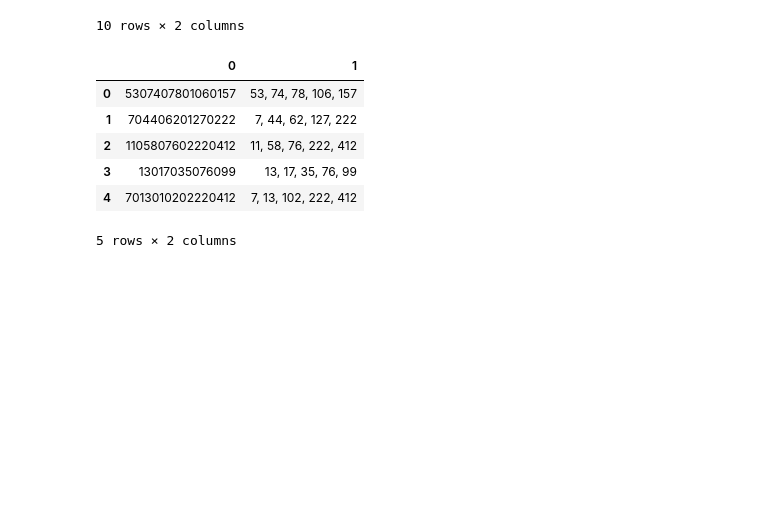
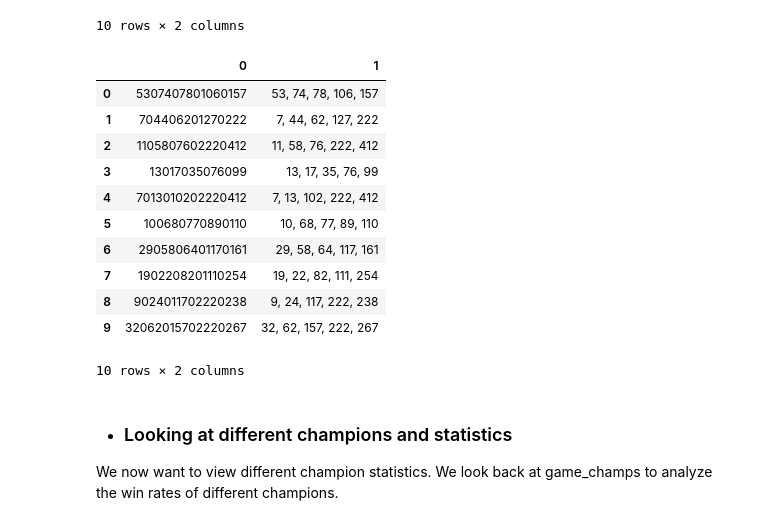
Before and after one commit to alechoey/trLOLing, a Jupyter notebook: analysis/final_project.ipynb, the cells around one changed output. Saved outputs shown, nothing was run; the diff lists cells and outputs as text; code cells hidden in the pictures; blank space fills up the shorter version.

```diff
--- a/analysis/final_project.ipynb
+++ b/analysis/final_project.ipynb
@@ -115,13 +121,24 @@ vertex_ids = [game_champs['team1vertexId'],  game_champs['team2vertexId']]
 vertex_infos = [game_champs['team1vertexInfo'],  game_champs['team2vertexInfo']]
 ids = pd.concat(vertex_ids, axis=0)
 infos = pd.concat(vertex_infos, axis=0)
-vertex_id_to_info = pd.concat([ids, infos], axis=1)
+vertex_id_to_info = pd.concat([ids, infos], axis=1).drop_duplicates()
 vertex_id_to_info.to_csv(DATA_PATH+"/championVertices.txt", sep = ' ', header = False, index = False)
-# %% [output]
-|  | 0 | 1 |
-| 0 | 5307407801060157 | 53, 74, 78, 106, 157 |
-| 1 | 704406201270222 | 7, 44, 62, 127, 222 |
-| 2 | 1105807602220412 | 11, 58, 76, 222, 412 |
-| 3 | 13017035076099 | 13, 17, 35, 76, 99 |
-| 4 | 7013010202220412 | 7, 13, 102, 222, 412 |
-5 rows × 2 columns
+# %%
+vertex_id_to_info.head(10)
+# %% [output]
+|  | 0 | 1 |
+| 0 | 5307407801060157 | 53, 74, 78, 106, 157 |
+| 1 | 704406201270222 | 7, 44, 62, 127, 222 |
+| 2 | 1105807602220412 | 11, 58, 76, 222, 412 |
+| 3 | 13017035076099 | 13, 17, 35, 76, 99 |
+| 4 | 7013010202220412 | 7, 13, 102, 222, 412 |
+| 5 | 100680770890110 | 10, 68, 77, 89, 110 |
+| 6 | 2905806401170161 | 29, 58, 64, 117, 161 |
+| 7 | 1902208201110254 | 19, 22, 82, 111, 254 |
+| 8 | 9024011702220238 | 9, 24, 117, 222, 238 |
+| 9 | 32062015702220267 | 32, 62, 157, 222, 267 |
+10 rows × 2 columns
+# %% [markdown]
+* ### Looking at different champions and statistics
+
+We now want to view different champion statistics. We look back at game_champs to analyze the win rates of different champions.
```
Also changed, not shown: parts of 2 cells of this notebook.
